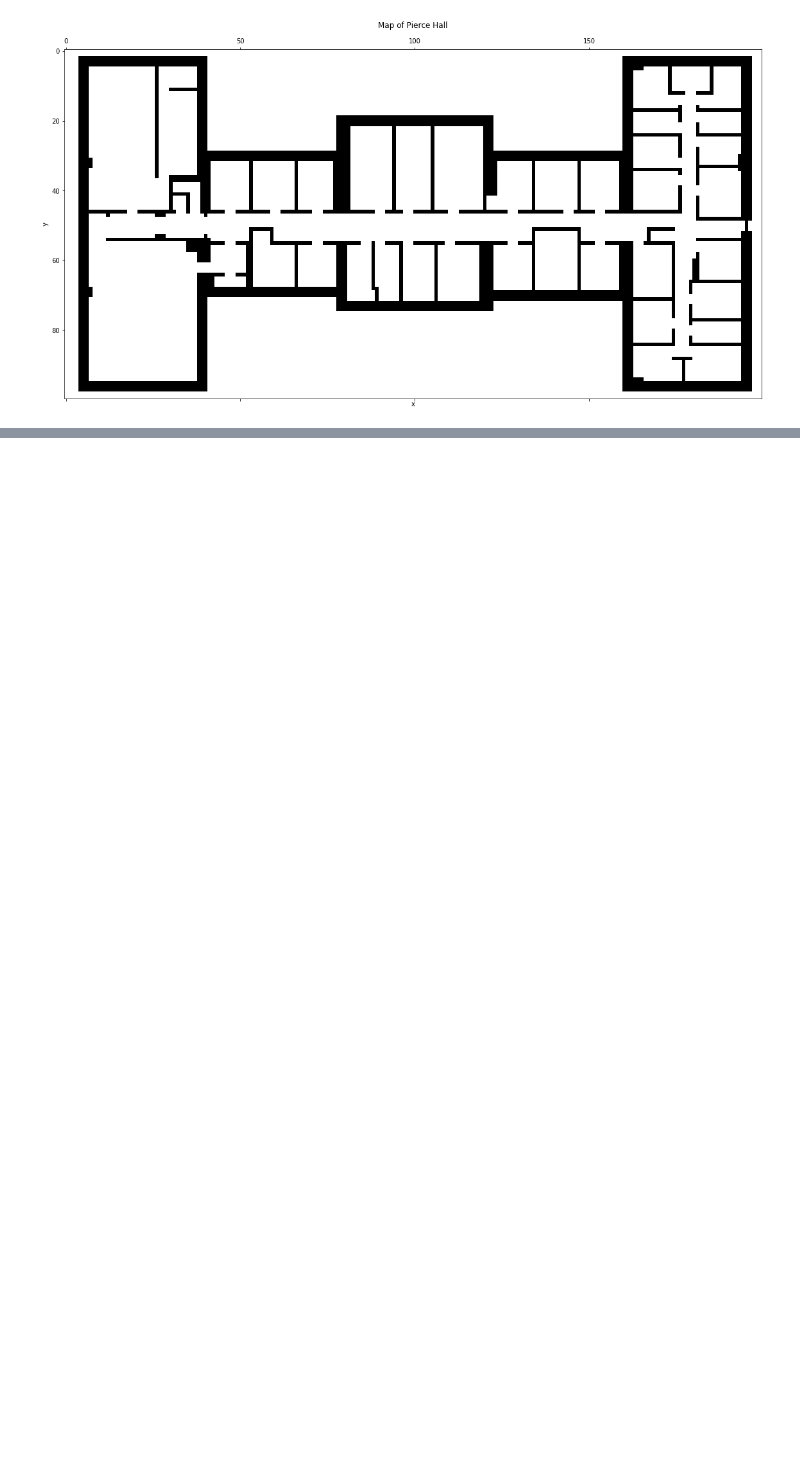
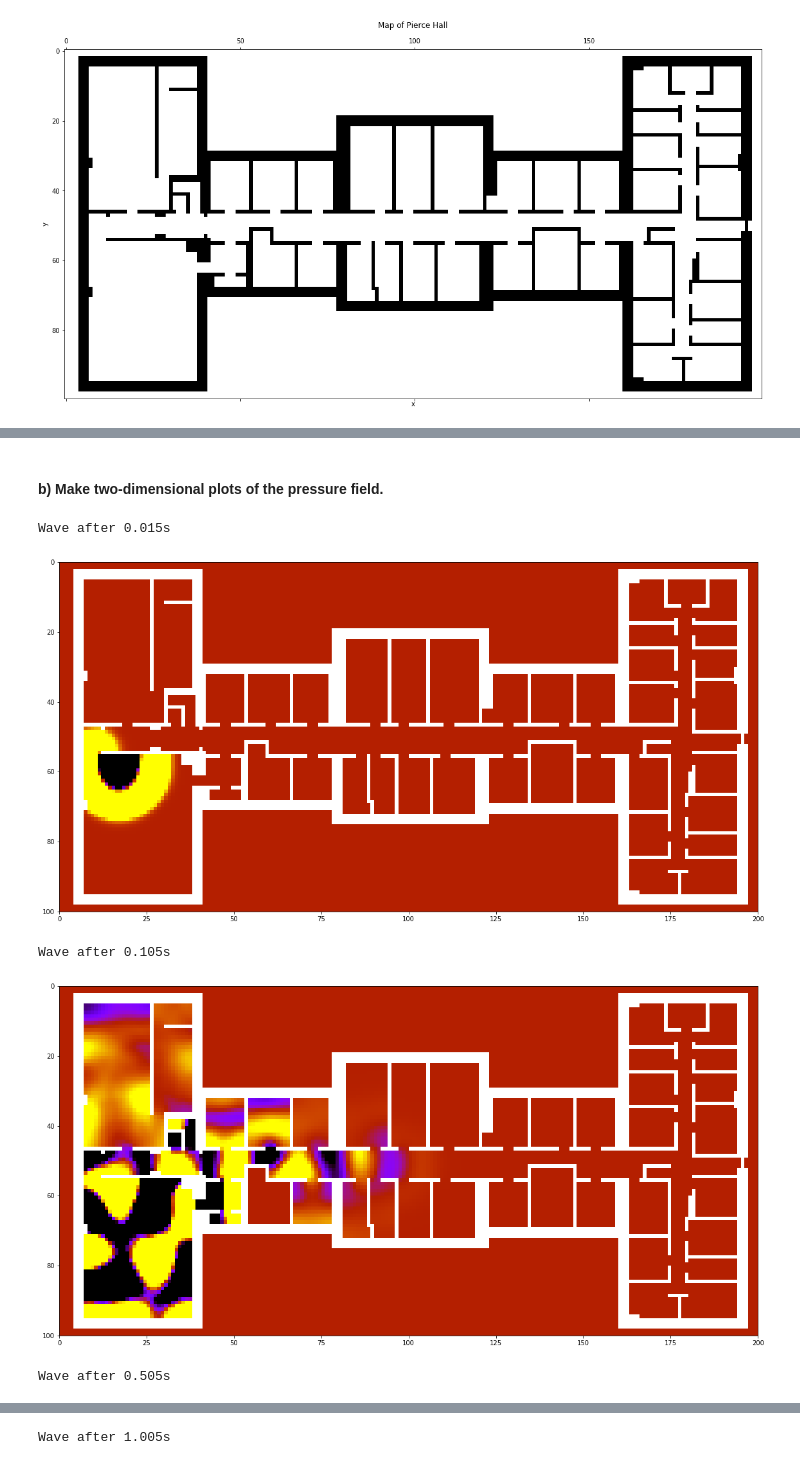
Before and after one commit to jonathanGB/am205, a Jupyter notebook: 4/AM205_HW4.ipynb, the cells around one changed output, grey strips where cells are left out. Saved outputs shown, nothing was run; the diff lists cells and outputs as text; code cells hidden in the pictures; blank space fills up the shorter version.

```diff
--- a/4/AM205_HW4.ipynb
+++ b/4/AM205_HW4.ipynb
@@ -156,20 +178 @@ def plot2(duration,p,wa,vmin,vmax,ups):
     return o
-# %%
-pn_min1, pn = p(inside_coords, 0), p(inside_coords, 1)
-plt.figure(figsize=(20,10))
-plt.imshow(plot2(0, pn_min1, pierce,-1.1,1.1,3))
-plt.show()
-plt.figure(figsize=(20,10))
-plt.imshow(plot2(get_t_from_n(1), pn, pierce,-1.1,1.1,3))
-plt.show()
-
-times_of_interest = [1.005, 0.505, 0.105, 0.015]
-ns_of_interest = [get_n_from_t(toi) for toi in times_of_interest]
-for n in range(2, max(ns_of_interest)+1):
-    pn_plus1 = p(inside_coords, n, pn, pn_min1)
-    if n in ns_of_interest:
-        plt.figure(figsize=(20,10))
-        plt.imshow(plot2(times_of_interest.pop(), pn_plus1, pierce,-1.1,1.1,3))
-        plt.show()
-    pn_min1 = pn
-    pn = pn_plus1
@@ -188,0 +179,36 @@ State after 1.005s
+# %% [markdown]
+#### b) Make two-dimensional plots of the pressure field.
+# %%
+'''
+Here, we compute the pressures at all points reachable from the speaker until 1.005s.
+To compute at iteration n+1, we use the results memoized for iterations n-1 and n.
+We don't cache older iterations, so while we compute iteration n+1, we store the pressures at points C, G, and M (for
+subsequent questions).
+As well, when we happen to be computing one of the 4 iterations requested in b), we plot it.
+'''
+pn_min1, pn = p(inside_coords, 0), p(inside_coords, 1)
+times_of_interest = [1.005, 0.505, 0.105, 0.015]
+ns_of_interest = [get_n_from_t(toi) for toi in times_of_interest]
+posC, posG, posM = (35,73), (61,109), (91,188)
+pC, pG, pM = [pn_min1[posC], pn[posC]], [pn_min1[posG], pn[posG]], [pn_min1[posM], pn[posM]]
+for n in range(2, max(ns_of_interest)+1):
+    pn_plus1 = p(inside_coords, n, pn, pn_min1)
+    pC.append(pn_plus1[posC])
+    pG.append(pn_plus1[posG])
+    pM.append(pn_plus1[posM])
+
+    if n in ns_of_interest:
+        print("Wave after {}s".format(get_t_from_n(n)))
+        plt.figure(figsize=(20,10))
+        plt.imshow(plot2(pn_plus1, pierce,-1.1,1.1,3), interpolation='none', extent=[0, 200, 100, 0])
+        plt.show()
+
+    # update memoized Pn
+    pn_min1 = pn
+    pn = pn_plus1
+# %% [output]
+Wave after 0.015s
+[figure, added]
+Wave after 0.105s
+[figure, added]
+Wave after 0.505s
@@ -188,0 +216 @@ State after 1.005s
+Wave after 1.005s
```
Also changed, not shown: parts of 18 cells of this notebook.
